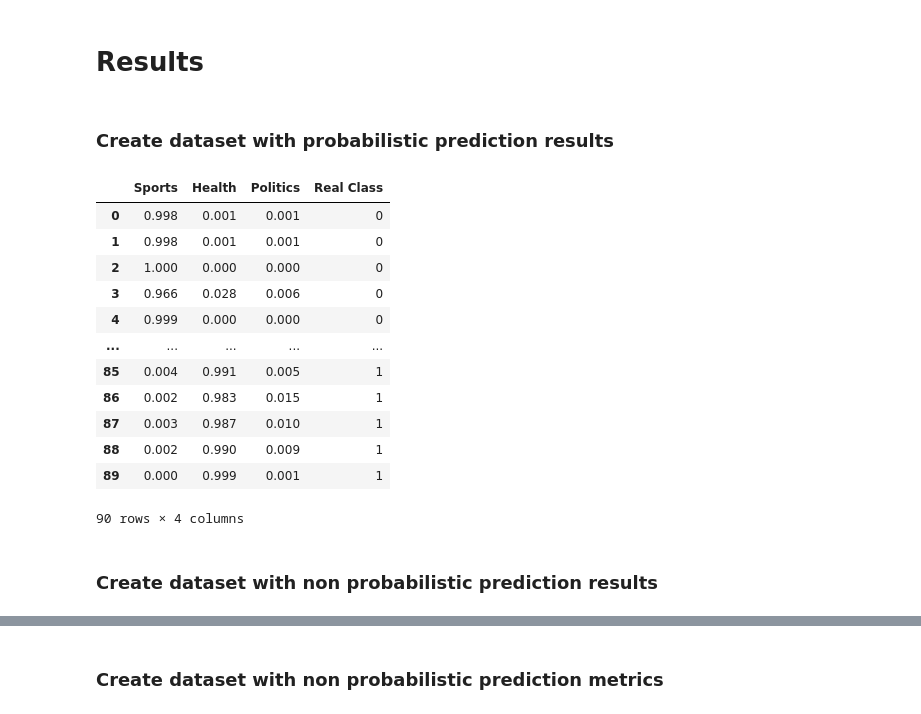
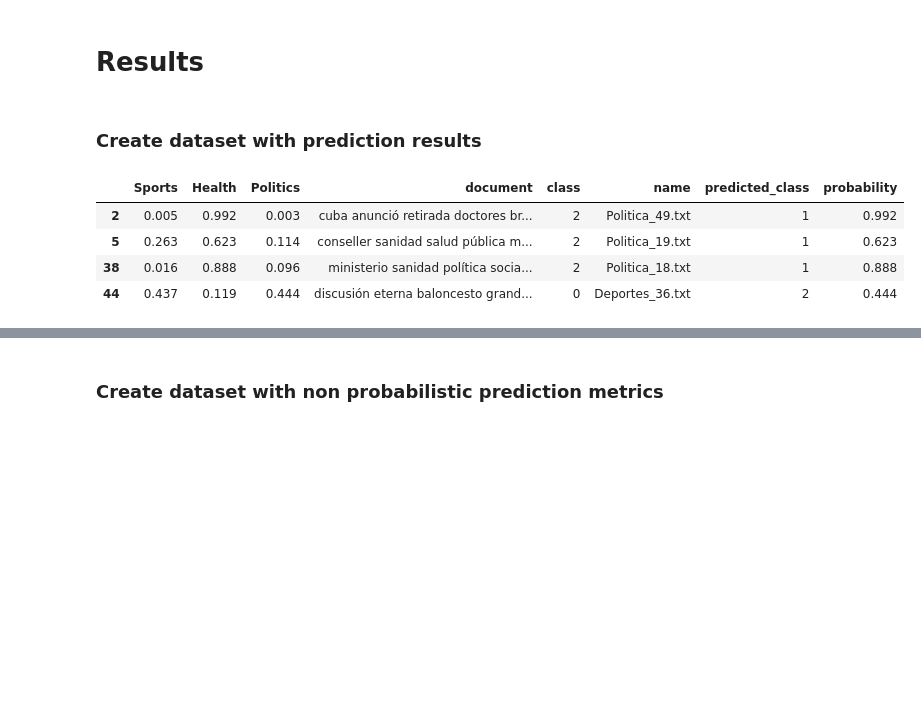
Before and after one commit to juliaap00/glossary-classifier, a Jupyter notebook: SVM Text Classifier.ipynb, the cells around one changed output, grey strips where cells are left out. Cells and saved outputs as stored; diff of their text form; code cells hidden in the pictures; blank space fills up the shorter version.

Commit message:
glossaries and result added

```diff
--- a/SVM Text Classifier.ipynb
+++ b/SVM Text Classifier.ipynb
@@ -15,8 +16,8 @@ from sklearn.metrics import confusion_matrix, ConfusionMatrixDisplay
 # %% [markdown]
 # Load Train and Test Texts (Preprocessed)
 # %%
-train_df = pd.read_excel('corpus/train.xlsx', usecols = [1,2])
-test_df = pd.read_excel('corpus/test.xlsx', usecols = [1,2])
+train_df = pd.read_excel('corpus/train.xlsx', usecols = [1,2,3])
+test_df = pd.read_excel('corpus/test.xlsx', usecols = [1,2,3])
 # %% [markdown]
 # Load and Process Glossaries
 # %% [markdown]
@@ -46,9 +47,9 @@ Total Glossary Size: 17229
 # %% [markdown]
 ### Delete duplicated words in the glossaries
 # %%
-glossariy_df = pd.concat([sport_df, health_df, politics_df])
-glossariy_df = glossariy_df.drop_duplicates(subset = 'Word', keep = False)
-glossariy_df.reset_index(drop = True, inplace = True)
+glossary_df = pd.concat([sport_df, health_df, politics_df])
+glossary_df = glossary_df.drop_duplicates(subset = 'Word', keep = False)
+glossary_df.reset_index(drop = True, inplace = True)
 # %% [markdown]
 ### Processed glossaries sizes
 # %%
@@ -115,15 +128,15 @@ glossariy_df[glossariy_df['Class'] == 2][:100]
 # %% [markdown]
 ### Unify each glossary's 100 best ranked words in one common glossary
 # %%
-list_df = [glossariy_df[glossariy_df['Class'] == 0][:100], glossariy_df[glossariy_df['Class'] == 1][:100], glossariy_df[glossariy_df['Class'] == 2][:100]]
+list_df = [glossary_df[glossary_df['Class'] == 0][:100], glossary_df[glossary_df['Class'] == 1][:100], glossary_df[glossary_df['Class'] == 2][:100]]
 
-glossariy_df = pd.concat(list_df, ignore_index = True)
+glossary_df = pd.concat(list_df, ignore_index = True)
 # %% [markdown]
 # Obtain TF-IDF Matrices
 # %% [markdown]
 ### Obtain vocabulary from glossary and initialize the vectorizer with it
 # %%
-myvocabulary = list(glossariy_df['Word'])
+myvocabulary = list(glossary_df['Word'])
 
 vectorizer = TfidfVectorizer(vocabulary = myvocabulary, ngram_range = (1,3))
 # %% [markdown]
@@ -173,28 +186,23 @@ np_prediction = model.predict(x_test)
 # %% [markdown]
 # Results
 # %% [markdown]
-### Create dataset with probabilistic prediction results
+### Create dataset with prediction results
 # %%
-p_prediction = [np.round(x,3) for x in p_prediction]
+prediction = [np.round(x,3) for x in p_prediction]
 
-p_prediction_df = pd.DataFrame(p_prediction)
-p_prediction_df.columns=['Sports', 'Health', 'Politics']
-p_prediction_df['Real Class'] = y_test
+prediction_df = pd.DataFrame(p_prediction)
+prediction_df.columns=['Sports', 'Health', 'Politics']
 
-p_prediction_df
+prediction_df['document'] = test_df.iloc[:,0]
+prediction_df['class'] = y_test
+prediction_df['name'] = test_df.iloc[:,2]
+prediction_df['predicted_class'] = np_prediction
+prediction_df['probability'] = prediction_df[['Sports', 'Health', 'Politics']].max(axis=1)
+
+prediction_df[prediction_df['class'] != prediction_df['predicted_class']]
 # %% [output]
-|  | Sports | Health | Politics | Real Class |
-| 0 | 0.998 | 0.001 | 0.001 | 0 |
-| 1 | 0.998 | 0.001 | 0.001 | 0 |
-| 2 | 1.000 | 0.000 | 0.000 | 0 |
-| 3 | 0.966 | 0.028 | 0.006 | 0 |
-| 4 | 0.999 | 0.000 | 0.000 | 0 |
-| ... | ... | ... | ... | ... |
-| 85 | 0.004 | 0.991 | 0.005 | 1 |
-| 86 | 0.002 | 0.983 | 0.015 | 1 |
-| 87 | 0.003 | 0.987 | 0.010 | 1 |
-| 88 | 0.002 | 0.990 | 0.009 | 1 |
-| 89 | 0.000 | 0.999 | 0.001 | 1 |
+|  | Sports | Health | Politics | document | class | name | predicted_class | probability |
+| 2 | 0.005 | 0.992 | 0.003 | cuba anunció retirada doctores br... | 2 | Politica_49.txt | 1 | 0.992 |
+| 5 | 0.263 | 0.623 | 0.114 | conseller sanidad salud pública m... | 2 | Politica_19.txt | 1 | 0.623 |
+| 38 | 0.016 | 0.888 | 0.096 | ministerio sanidad política socia... | 2 | Politica_18.txt | 1 | 0.888 |
+| 44 | 0.437 | 0.119 | 0.444 | discusión eterna baloncesto grand... | 0 | Deportes_36.txt | 2 | 0.444 |
-90 rows × 4 columns
-# %% [markdown]
-### Create dataset with non probabilistic prediction results
```
Also changed, not shown: parts of 9 cells of this notebook, 4 other files.
